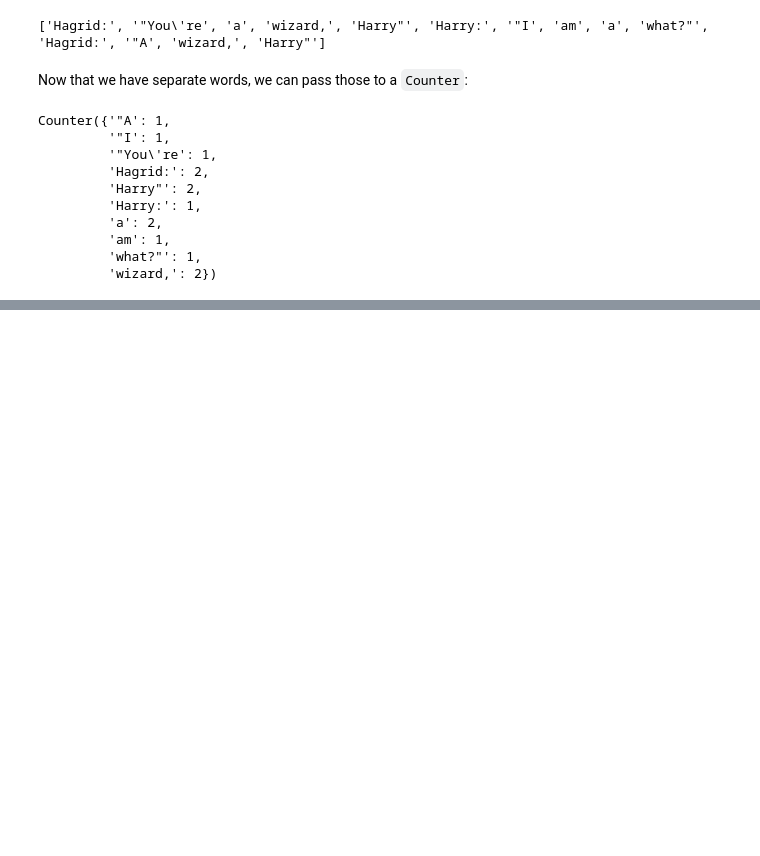
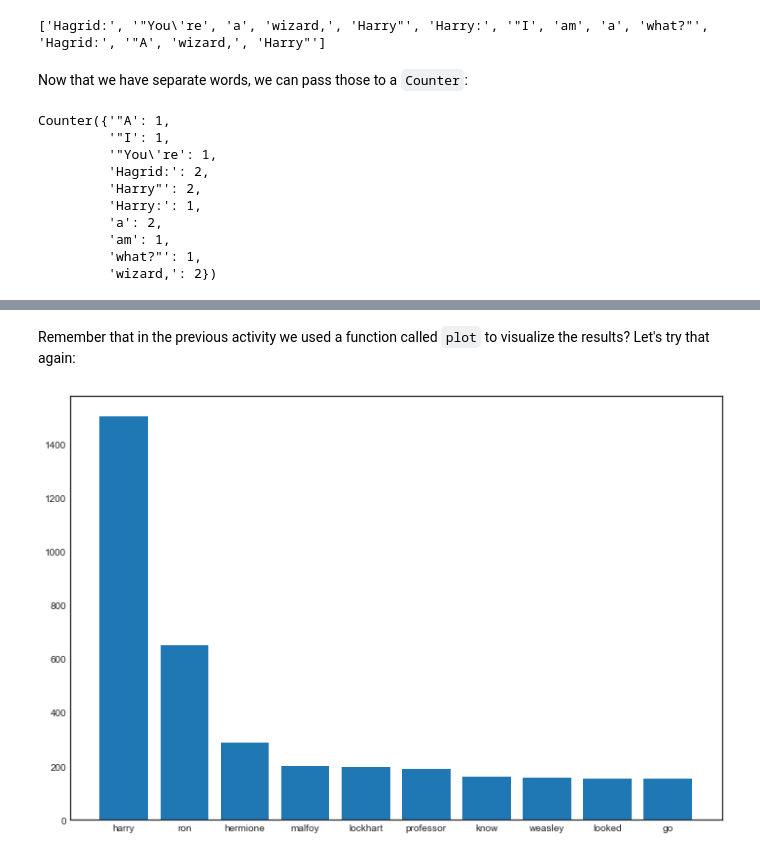
Before and after one commit to tproffen/ORCSGirlsPython, a Jupyter notebook: TextMining/Activity 3 -- Most popular words.ipynb, the cells around one changed output, grey strips where cells are left out. Saved outputs shown, nothing was run; the diff lists cells and outputs as text; code cells hidden in the pictures; blank space fills up the shorter version.

Commit message:
Updated activity 3

```diff
--- a/TextMining/Activity 3 -- Most popular words.ipynb
+++ b/TextMining/Activity 3 -- Most popular words.ipynb
@@ -170,0 +90,8 @@ Counter(bigrams).most_common(10)
+# %%
+my_word = '"Harry!"'
+
+print("Original word:", my_word)
+
+clean_word = remove_special_characters(my_word)
+
+print("Clean word:", clean_word)
@@ -170,0 +103,7 @@ Counter(bigrams).most_common(10)
+# %%
+clean_words = []
+
+for word in lowercase_words:
+    clean_words.append(remove_special_characters(word))
+
+print(clean_words)
@@ -170,0 +141,9 @@ Counter(bigrams).most_common(10)
+# %%
+clean_words = []
+
+for word in words:
+    lowercase_word = word.lower()
+    clean_word = remove_special_characters(lowercase_word)
+    clean_words.append(clean_word)
+
+print(clean_words[0:26])
@@ -170,0 +215,15 @@ Counter(bigrams).most_common(10)
+# %%
+book_2 = load_book_2()
+
+words = book_2.split()
+
+clean_words = []
+
+for word in words:
+    lowercase_word = word.lower()
+    clean_word = remove_special_characters(lowercase_word)
+    clean_words.append(clean_word)
+
+no_stopwords = remove_stopwords(clean_words)
+
+Counter(no_stopwords).most_common(10)
@@ -170,0 +241,8 @@ Counter(bigrams).most_common(10)
+# %% [markdown]
+Remember that in the previous activity we used a function called `plot` to visualize the results? Let's try that again:
+# %%
+top_10_words = Counter(no_stopwords).most_common(10)
+
+plot_words(top_10_words)
+# %% [output]
+[figure, added]
```
Also changed, not shown: parts of 51 cells of this notebook, 4 other files.
